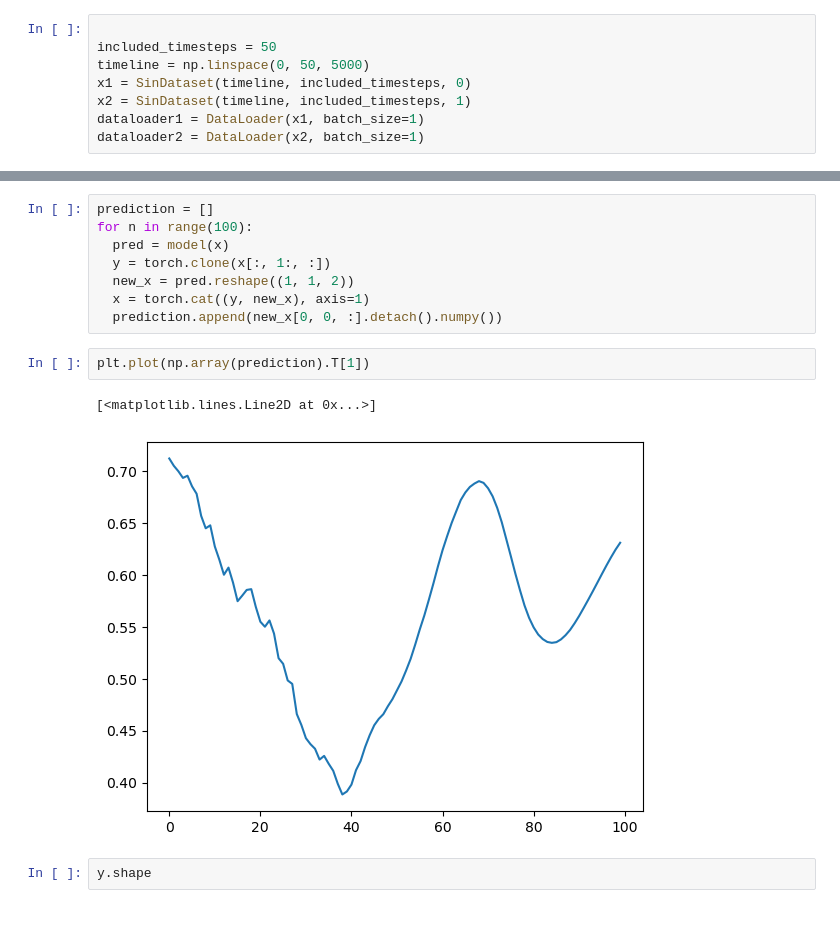
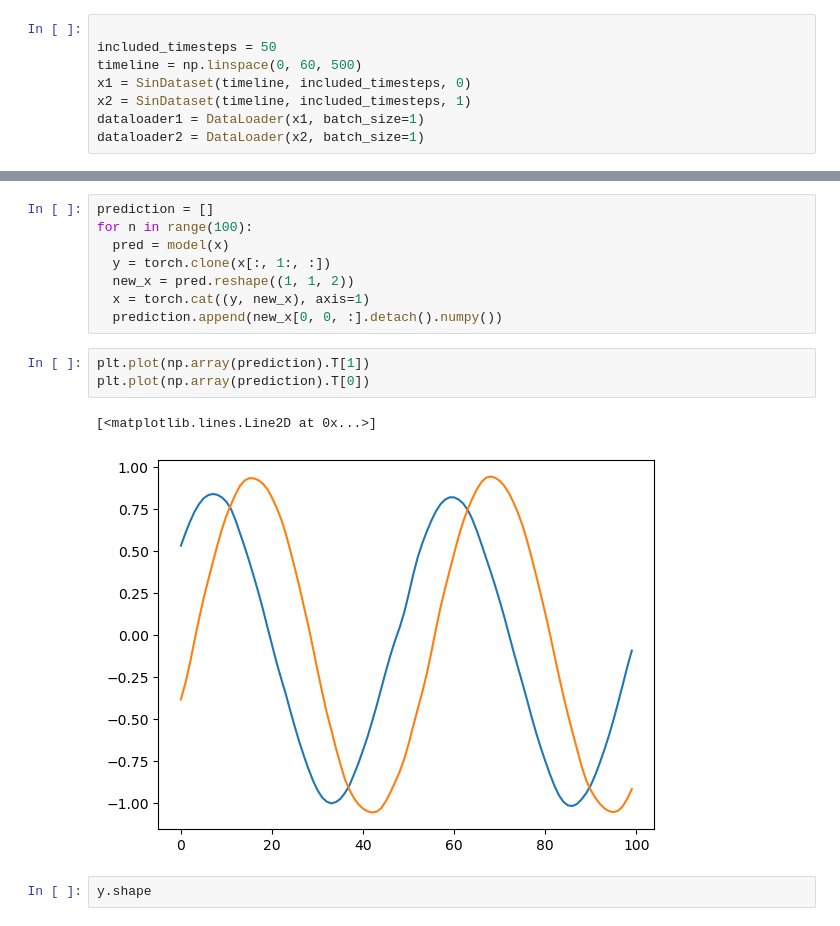
Before and after one commit to maxtost10/Playground-vs, a Jupyter notebook: LSTM.ipynb, the cells around one changed output, grey strips where cells are left out. Cells and saved outputs as stored; diff of their text form.

```diff
--- a/LSTM.ipynb
+++ b/LSTM.ipynb
@@ -42,7 +42,7 @@ class SinDataset(Dataset):
 # %%
 
 included_timesteps = 50
-timeline = np.linspace(0, 50, 5000)
+timeline = np.linspace(0, 60, 500)
 x1 = SinDataset(timeline, included_timesteps, 0)
 x2 = SinDataset(timeline, included_timesteps, 1)
 dataloader1 = DataLoader(x1, batch_size=1)
@@ -131,9 +137,10 @@ for n in range(100):
   prediction.append(new_x[0, 0, :].detach().numpy())
 # %%
 plt.plot(np.array(prediction).T[1])
+plt.plot(np.array(prediction).T[0])
 # %% [output]
 [<matplotlib.lines.Line2D at 0x...>]
-[figure, old version]
+[figure, new version]
 # %%
 y.shape
 # %% [output]
```
Also changed, not shown: parts of 3 cells of this notebook.
